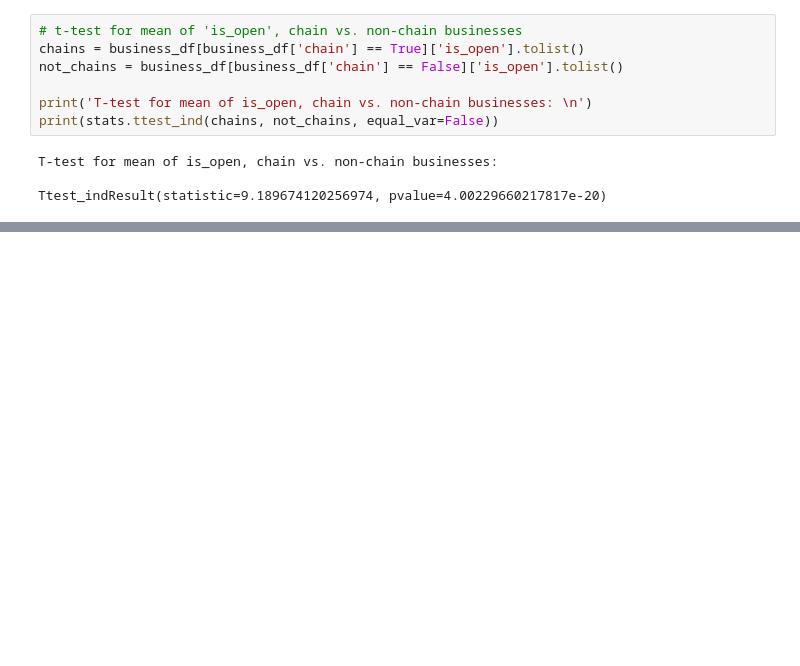
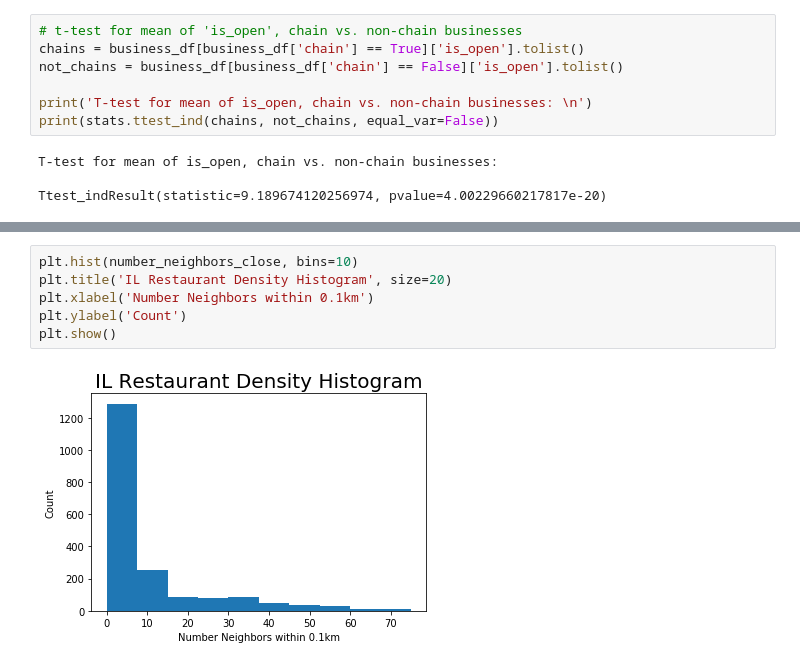
Before and after one commit to 1313davidlee/yelp_dataset, a Jupyter notebook: Project_EDA.ipynb, the cells around one changed output, grey strips where cells are left out. Drawn from its saved outputs; the diff is of its cells as text; blank space fills up the shorter version.

```diff
--- a/Project_EDA.ipynb
+++ b/Project_EDA.ipynb
@@ -313,0 +337,8 @@ Scatter
+# %%
+plt.hist(number_neighbors_close, bins=10)
+plt.title('IL Restaurant Density Histogram', size=20)
+plt.xlabel('Number Neighbors within 0.1km')
+plt.ylabel('Count')
+plt.show()
+# %% [output]
+[figure, added]
```
Also changed, not shown: parts of 12 cells of this notebook.
